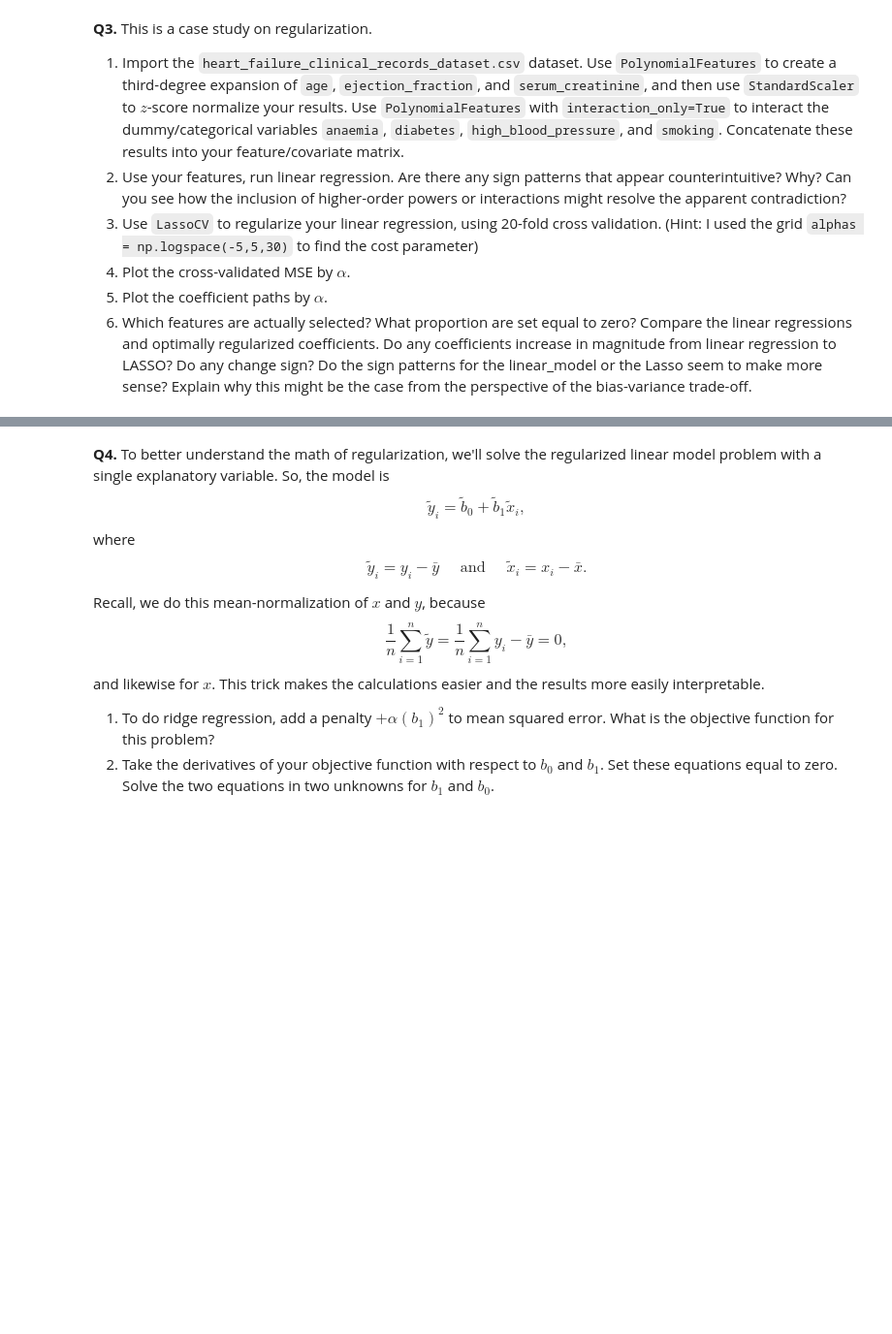
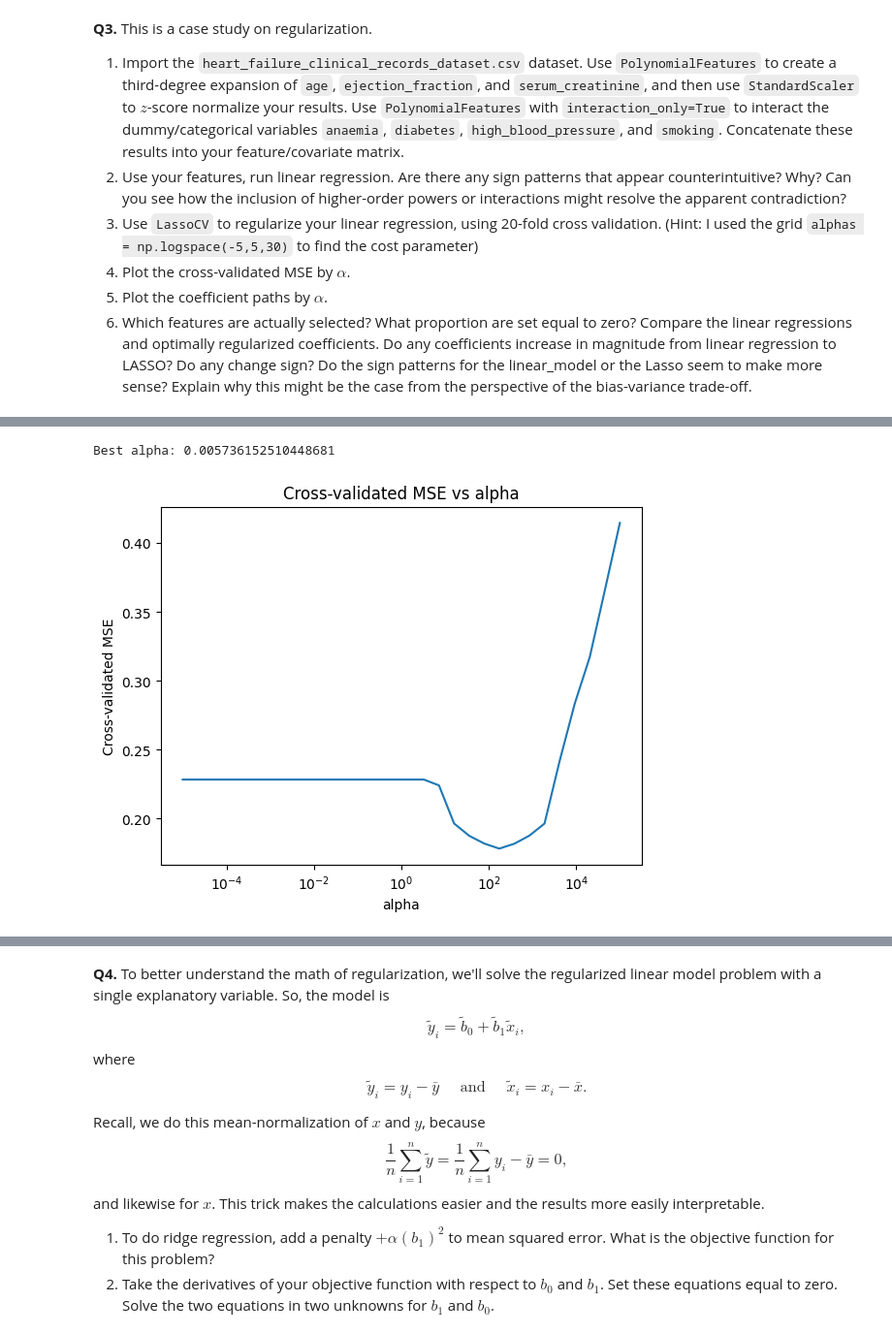
Before and after one commit to namithatholasi/undergrad_ml_assignments, a Jupyter notebook: 04_assignment_regularization.ipynb, the cells around one changed output, grey strips where cells are left out. Shown at 97% size. Cells and saved outputs as stored; diff of their text form; code cells hidden in the pictures; blank space fills up the shorter version.

```diff
--- a/04_assignment_regularization.ipynb
+++ b/04_assignment_regularization.ipynb
@@ -32,0 +240,11 @@
+# %%
+#Q3.2
+
+from sklearn.linear_model import LinearRegression
+
+model = LinearRegression()
+model.fit(X_final, y)
+
+coefs = model.coef_
+
+print(coefs)
@@ -32,0 +265,32 @@
+# %%
+#Q3.3
+
+from sklearn.linear_model import LassoCV
+import numpy as np
+
+alphas = np.logspace(-5, 5, 30)
+
+lasso = LassoCV(alphas=alphas, cv=20, max_iter=10000)
+
+lasso.fit(X_final, y)
+
+print("Best alpha:", lasso.alpha_)
+# %% [output]
+Best alpha: 0.005736152510448681
+# %%
+#Q3.4
+
+import matplotlib.pyplot as plt
+
+mse_mean = lasso.mse_path_.mean(axis=1)
+
+plt.plot(alphas, mse_mean)
+plt.xscale('log')
+
+plt.xlabel('alpha')
+plt.ylabel('Cross-validated MSE')
+plt.title('Cross-validated MSE vs alpha')
+
+plt.show()
+# %% [output]
+[figure, added]
```
Also changed, not shown: parts of 18 cells of this notebook.
